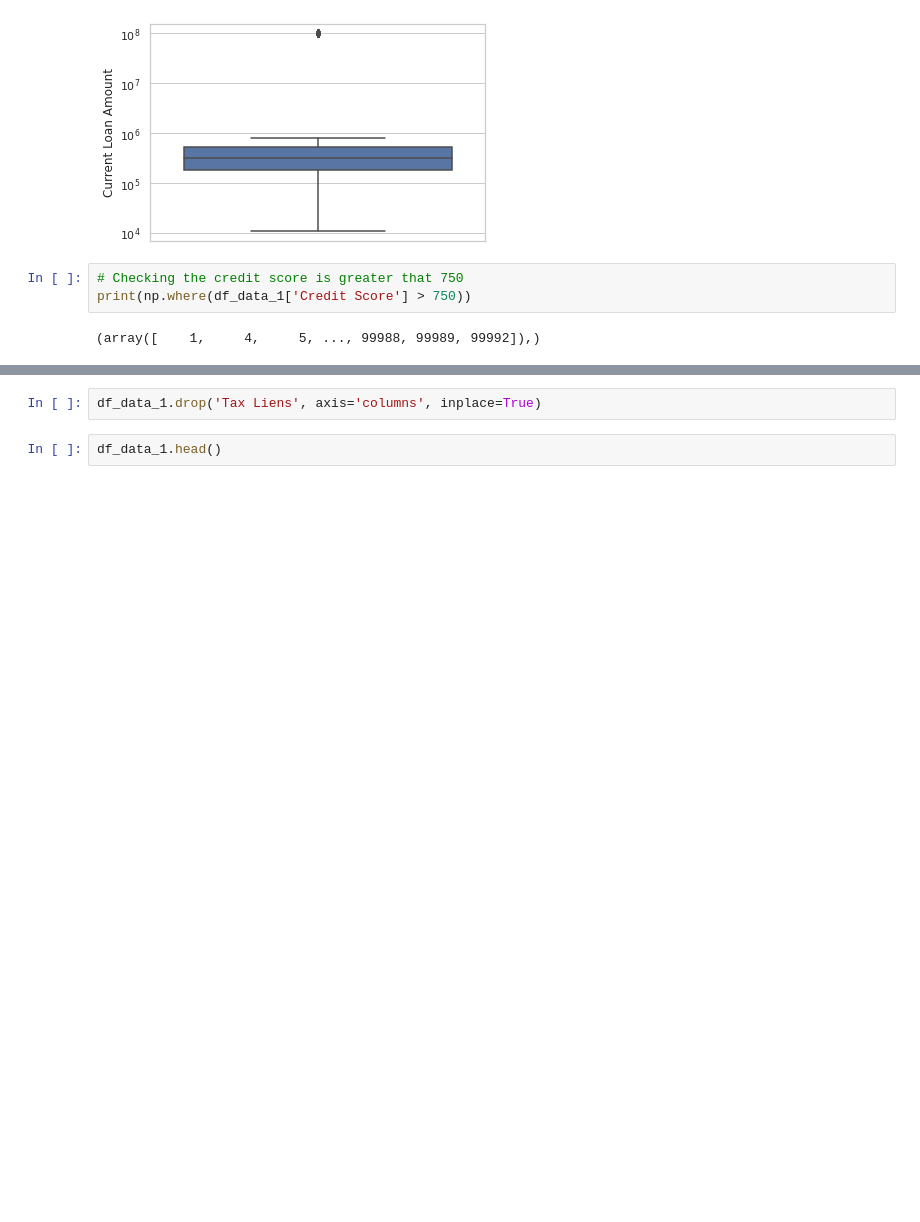
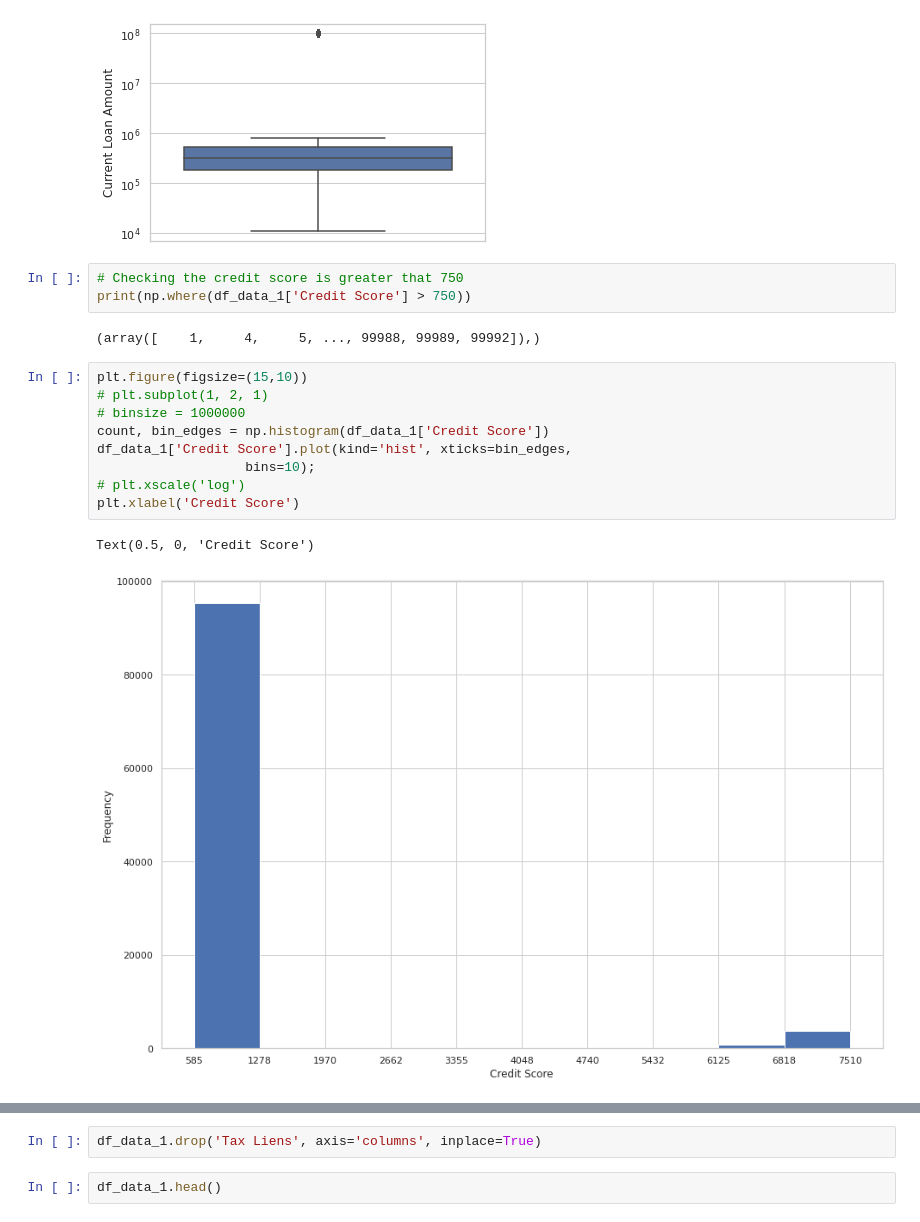
Before and after one commit to Ayobami6/ProjectCollaboration.github.io, a Jupyter notebook: Loan_Prediction_Project.ipynb, the cells around one changed output, grey strips where cells are left out. Cells and saved outputs as stored; diff of their text form; blank space fills up the shorter version.

```diff
--- a/Loan_Prediction_Project.ipynb
+++ b/Loan_Prediction_Project.ipynb
@@ -281,3 +280,15 @@ ax.set_yscale('log');
 print(np.where(df_data_1['Credit Score'] > 750))
 # %% [output]
 (array([    1,     4,     5, ..., 99988, 99989, 99992]),)
+# %%
+plt.figure(figsize=(15,10))
+# plt.subplot(1, 2, 1)
+# binsize = 1000000
+count, bin_edges = np.histogram(df_data_1['Credit Score'])
+df_data_1['Credit Score'].plot(kind='hist', xticks=bin_edges,
+                   bins=10);
+# plt.xscale('log')
+plt.xlabel('Credit Score')
+# %% [output]
+Text(0.5, 0, 'Credit Score')
+[figure, added]
```
Also changed, not shown: parts of 5 cells of this notebook.
